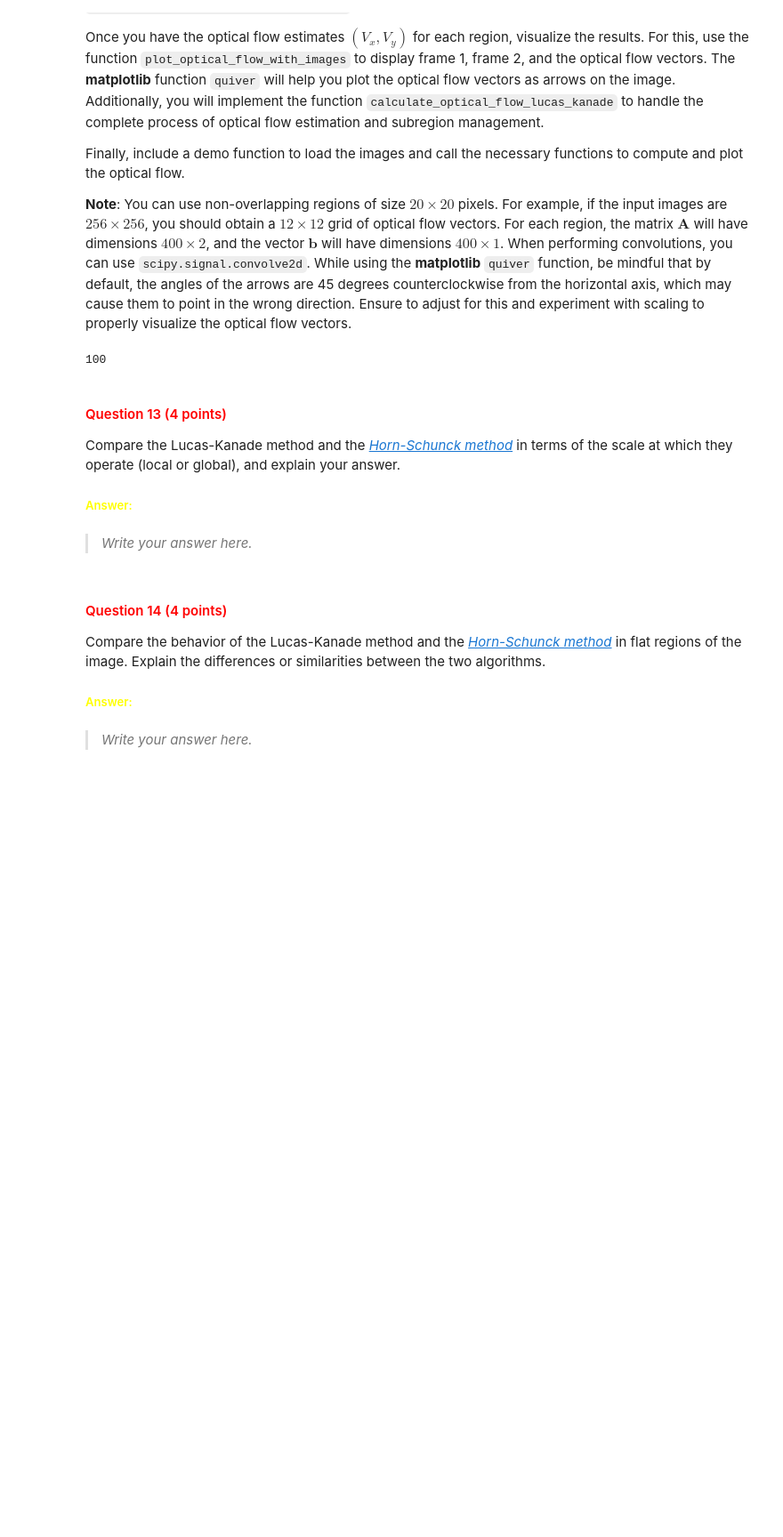
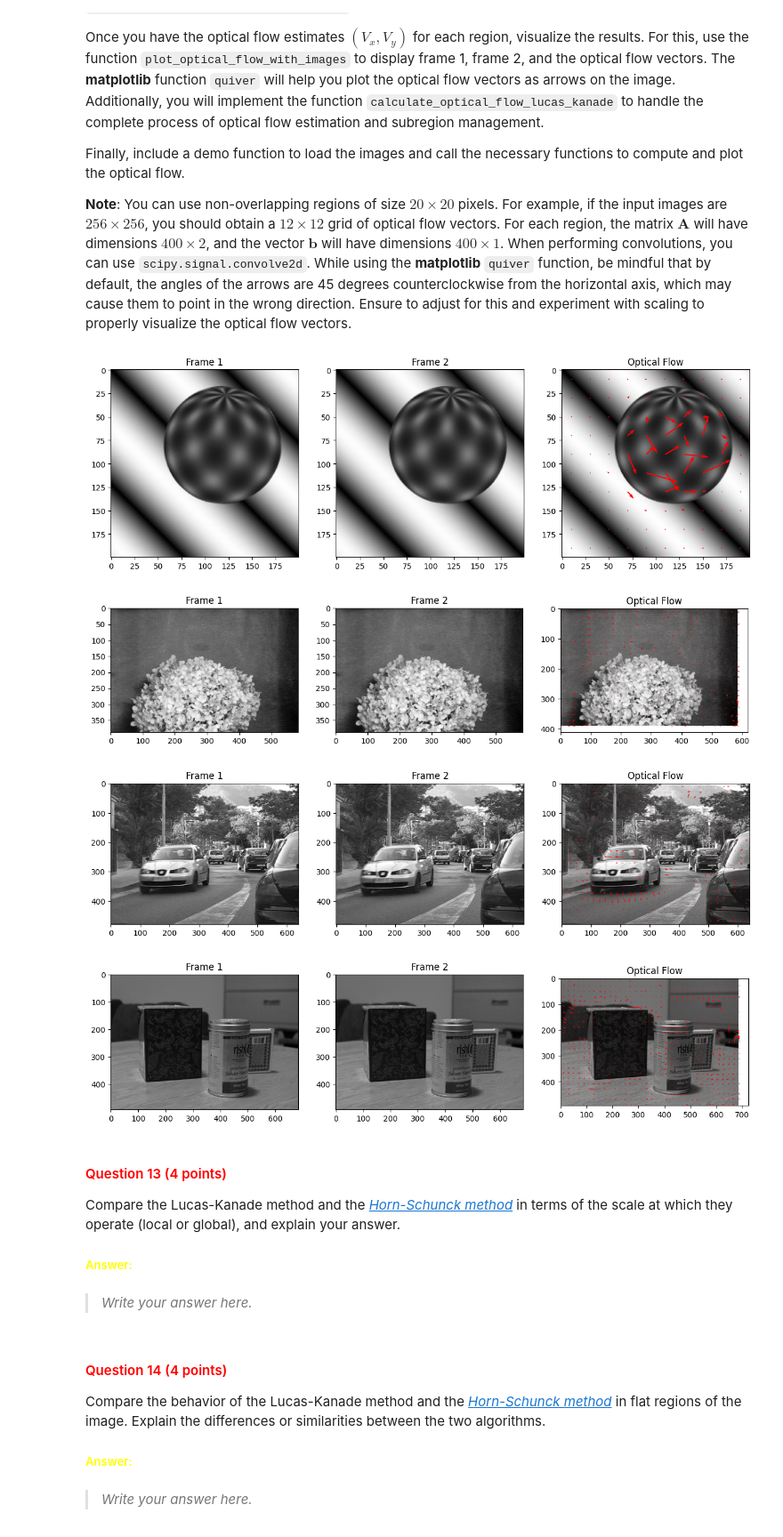
Before and after one commit to CV1Group28/cv1-lab-3, a Jupyter notebook: cv1-lab-3.ipynb, the cells around one changed output. Shown at 89% size. Drawn from its saved outputs; the diff is of its cells as text; code cells hidden in the pictures; blank space fills up the shorter version.

Commit message:
optical flow q12, minor issues with plotting

```diff
--- a/cv1-lab-3.ipynb
+++ b/cv1-lab-3.ipynb
@@ -616,6 +628,19 @@ def calculate_optical_flow_lucas_kanade(image_time_0, image_time_1, region_size=
 
     # YOUR CODE HERE
 
+    image_derivative_x, image_derivative_y, image_derivative_time = compute_image_derivatives(image_time_0, image_time_1)
+    subregions_derivative_x, subregions_derivative_y, subregions_derivative_time = calculate_image_subregions(image_time_0, image_derivative_x, image_derivative_y, image_derivative_time, region_size)
+    flow_vectors_x, flow_vectors_y = calculate_optical_flow_for_subregions(subregions_derivative_x, subregions_derivative_y, subregions_derivative_time)
+
+    subregion_centers = []
+    for i in range(0, image_time_0.shape[0], region_size):
+        for j in range(0, image_time_0.shape[1], region_size):
+            # Iterate through height and width of image and take center of each subregion.
+            # Shouldn't matter that I did not use subregion_derivative_x.shape[0] and subregion_derivative_x.shape[1] as those are based on region_size.
+            subregion_centers.append((j + region_size // 2, i + region_size // 2))
+
+    subregion_centers = np.array(subregion_centers)
+
     return subregion_centers, flow_vectors_x, flow_vectors_y
 # %%
 def plot_optical_flow_with_images(image_time_0, image_time_1, subregion_centers, flow_vectors_x, flow_vectors_y):
@@ -634,21 +659,52 @@ def plot_optical_flow_with_images(image_time_0, image_time_1, subregion_centers,
     """
 
     # YOUR CODE HERE
+    fig, axes = plt.subplots(1, 3, figsize=(15, 10))
+    axes[0].imshow(image_time_0, cmap='gray')
+    axes[0].set_title('Frame 1')
+    axes[1].imshow(image_time_1, cmap='gray')
+    axes[1].set_title('Frame 2')
+
+    axes[2].imshow(image_time_0, cmap='gray')
+    axes[2].quiver(subregion_centers[:, 0], subregion_centers[:, 1], flow_vectors_x, flow_vectors_y, angles='xy', scale_units='xy', scale=1, color='red')
+    axes[2].set_title('Optical Flow')
+
+    plt.show()
 
     return
 # %%
-# YOUR CODE HERE
-# *sphere1.jpg**, **sphere2.jpg**; **plant1.jpg**, **plant2.jpg**; **car1.jpg**, **car2.jpg**;  and **table1.jpg**, **table2.jpg**
-
-image = cv2.imread("images/sphere1.jpg")
-image2 = cv2.imread("images/sphere2.jpg")
-image_gray = cv2.cvtColor(image, cv2.COLOR_BGR2GRAY)
-image_gray2 = cv2.cvtColor(image2, cv2.COLOR_BGR2GRAY)
-
-image_derivative_x, image_derivative_y, image_derivative_time = compute_image_derivatives(image_gray, image_gray2)
-subregions_derivative_x, subregions_derivative_y, subregions_derivative_time = calculate_image_subregions(image, image_derivative_x, image_derivative_y, image_derivative_time, 20)
+def load_images_optical_flow():
+    pairs = [["sphere1.jpg", "sphere2.jpg"],["plant1.jpg", "plant2.jpg"],["car1.jpg", "car2.jpg"],["table1.jpg", "table2.jpg"]]
+    for t0, t1 in pairs:
+        image_time_0 = cv2.imread(f"images/{t0}")
+        image_time_1 = cv2.imread(f"images/{t1}")
+        image_time_0 = cv2.cvtColor(image_time_0, cv2.COLOR_BGR2GRAY)
+        image_time_1 = cv2.cvtColor(image_time_1, cv2.COLOR_BGR2GRAY)
+    return
-# %% [output]
-100
+# %%
+# YOUR CODE HERE
+# *sphere1.jpg**, **sphere2.jpg**; **plant1.jpg**, **plant2.jpg**; **car1.jpg**, **car2.jpg**;  and **table1.jpg**, **table2.jpg**
+
+# image = cv2.imread("images/car1.jpg")
+# image2 = cv2.imread("images/car2.jpg")
+# image_gray = cv2.cvtColor(image, cv2.COLOR_BGR2GRAY)
+# image_gray2 = cv2.cvtColor(image2, cv2.COLOR_BGR2GRAY)
+
+pairs = [["sphere1.jpg", "sphere2.jpg"],["plant1.jpg", "plant2.jpg"],["car1.jpg", "car2.jpg"],["table1.jpg", "table2.jpg"]]
+for t0, t1 in pairs:
+    image_time_0 = cv2.imread(f"images/{t0}")
+    image_time_1 = cv2.imread(f"images/{t1}")
+    image_time_0 = cv2.cvtColor(image_time_0, cv2.COLOR_BGR2GRAY)
+    image_time_1 = cv2.cvtColor(image_time_1, cv2.COLOR_BGR2GRAY)
+
+    subregion_centers, flow_vectors_x, flow_vectors_y = calculate_optical_flow_lucas_kanade(image_time_0, image_time_1, region_size=20)
+
+    plot_optical_flow_with_images(image_time_0, image_time_1, subregion_centers, flow_vectors_x, flow_vectors_y)
+# %% [output]
+[figure, added]
+[figure, added]
+[figure, added]
+[figure, added]
 # %% [markdown]
 <a id="question-13"></a>
 #### <font color='#FF0000'>Question 13 (4 points)</font>
```
Also changed, not shown: parts of 1 cell of this notebook.
